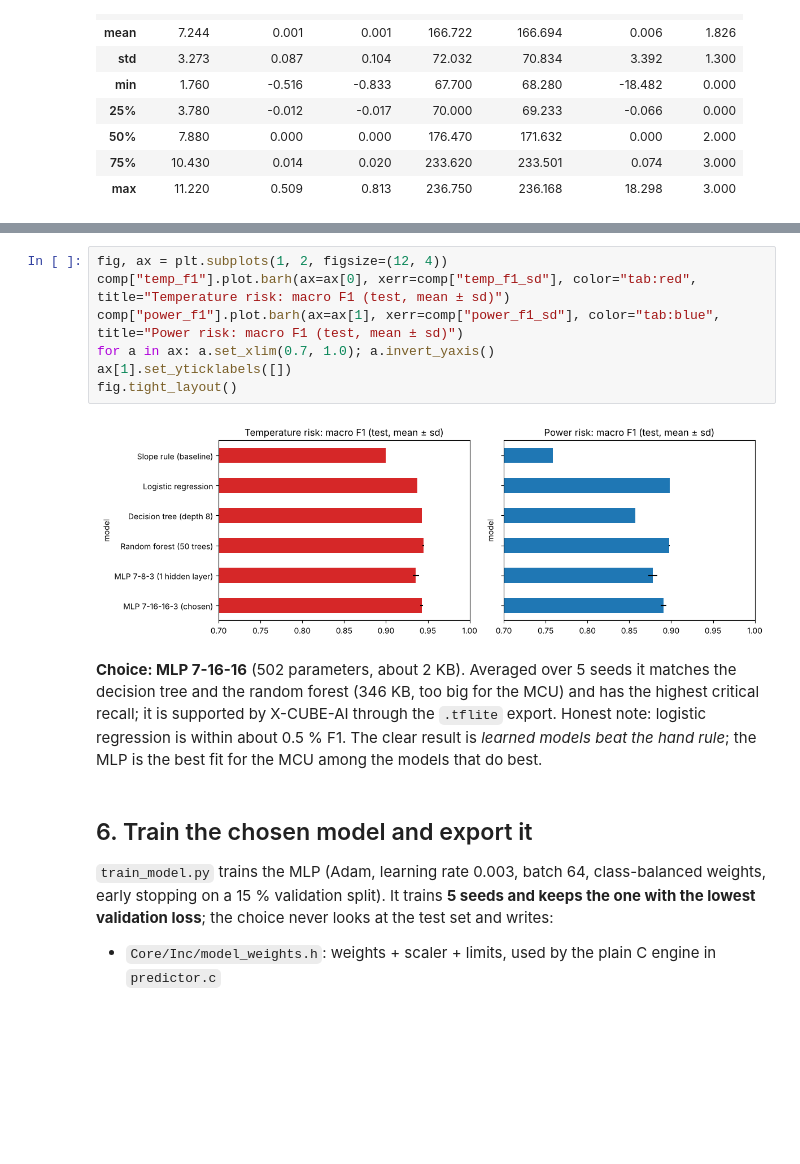
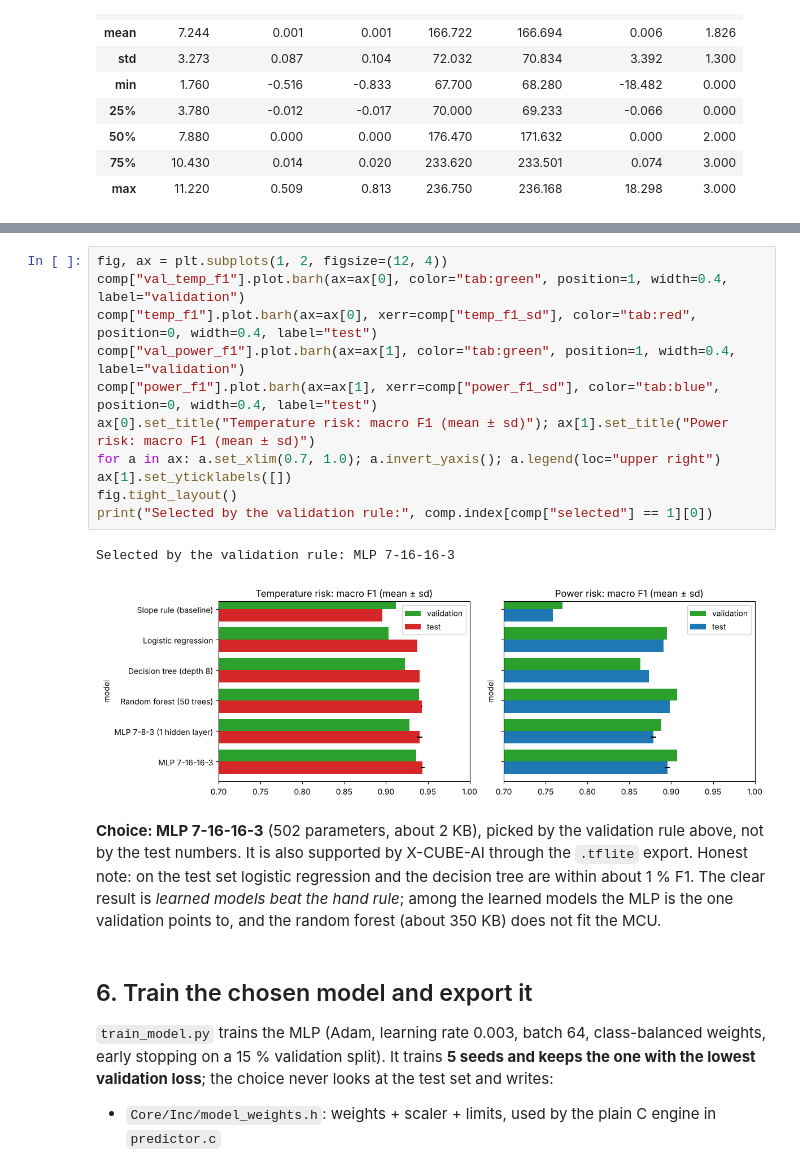
Before and after one commit to bat-daemon/TinyML_Thermal_power_mgmt_project, a Jupyter notebook: notebooks/training_walkthrough.ipynb, the cells around one changed output, grey strips where cells are left out. Saved outputs shown, nothing was run; the diff lists cells and outputs as text; blank space fills up the shorter version.

```diff
--- a/notebooks/training_walkthrough.ipynb
+++ b/notebooks/training_walkthrough.ipynb
@@ -195,15 +199,20 @@ Written to /home/claude/bat-daemon/tinyml_thermal_power_mgmt_project/model_out/c
 # %%
 fig, ax = plt.subplots(1, 2, figsize=(12, 4))
-comp["temp_f1"].plot.barh(ax=ax[0], xerr=comp["temp_f1_sd"], color="tab:red", title="Temperature risk: macro F1 (test, mean ± sd)")
-comp["power_f1"].plot.barh(ax=ax[1], xerr=comp["power_f1_sd"], color="tab:blue", title="Power risk: macro F1 (test, mean ± sd)")
-for a in ax: a.set_xlim(0.7, 1.0); a.invert_yaxis()
+comp["val_temp_f1"].plot.barh(ax=ax[0], color="tab:green", position=1, width=0.4, label="validation")
+comp["temp_f1"].plot.barh(ax=ax[0], xerr=comp["temp_f1_sd"], color="tab:red", position=0, width=0.4, label="test")
+comp["val_power_f1"].plot.barh(ax=ax[1], color="tab:green", position=1, width=0.4, label="validation")
+comp["power_f1"].plot.barh(ax=ax[1], xerr=comp["power_f1_sd"], color="tab:blue", position=0, width=0.4, label="test")
+ax[0].set_title("Temperature risk: macro F1 (mean ± sd)"); ax[1].set_title("Power risk: macro F1 (mean ± sd)")
+for a in ax: a.set_xlim(0.7, 1.0); a.invert_yaxis(); a.legend(loc="upper right")
 ax[1].set_yticklabels([])
 fig.tight_layout()
+print("Selected by the validation rule:", comp.index[comp["selected"] == 1][0])
 # %% [output]
+Selected by the validation rule: MLP 7-16-16-3
-[figure, old version]
+[figure, new version]
 # %% [markdown]
-**Choice: MLP 7-16-16** (502 parameters, about 2 KB). Averaged over 5 seeds it matches the decision tree and the random forest (346 KB, too big for the MCU) and has the highest critical recall; it is supported by X-CUBE-AI through the `.tflite` export.
-Honest note: logistic regression is within about 0.5 % F1. The clear result is *learned models beat the hand rule*; the MLP is the best fit for the MCU among the models that do best.
+**Choice: MLP 7-16-16-3** (502 parameters, about 2 KB), picked by the validation rule above, not by the test numbers. It is also supported by X-CUBE-AI through the `.tflite` export.
+Honest note: on the test set logistic regression and the decision tree are within about 1 % F1. The clear result is *learned models beat the hand rule*; among the learned models the MLP is the one validation points to, and the random forest (about 350 KB) does not fit the MCU.
 # %% [markdown]
 ## 6. Train the chosen model and export it
 
```
Also changed, not shown: parts of 14 cells of this notebook, 3 other files.
